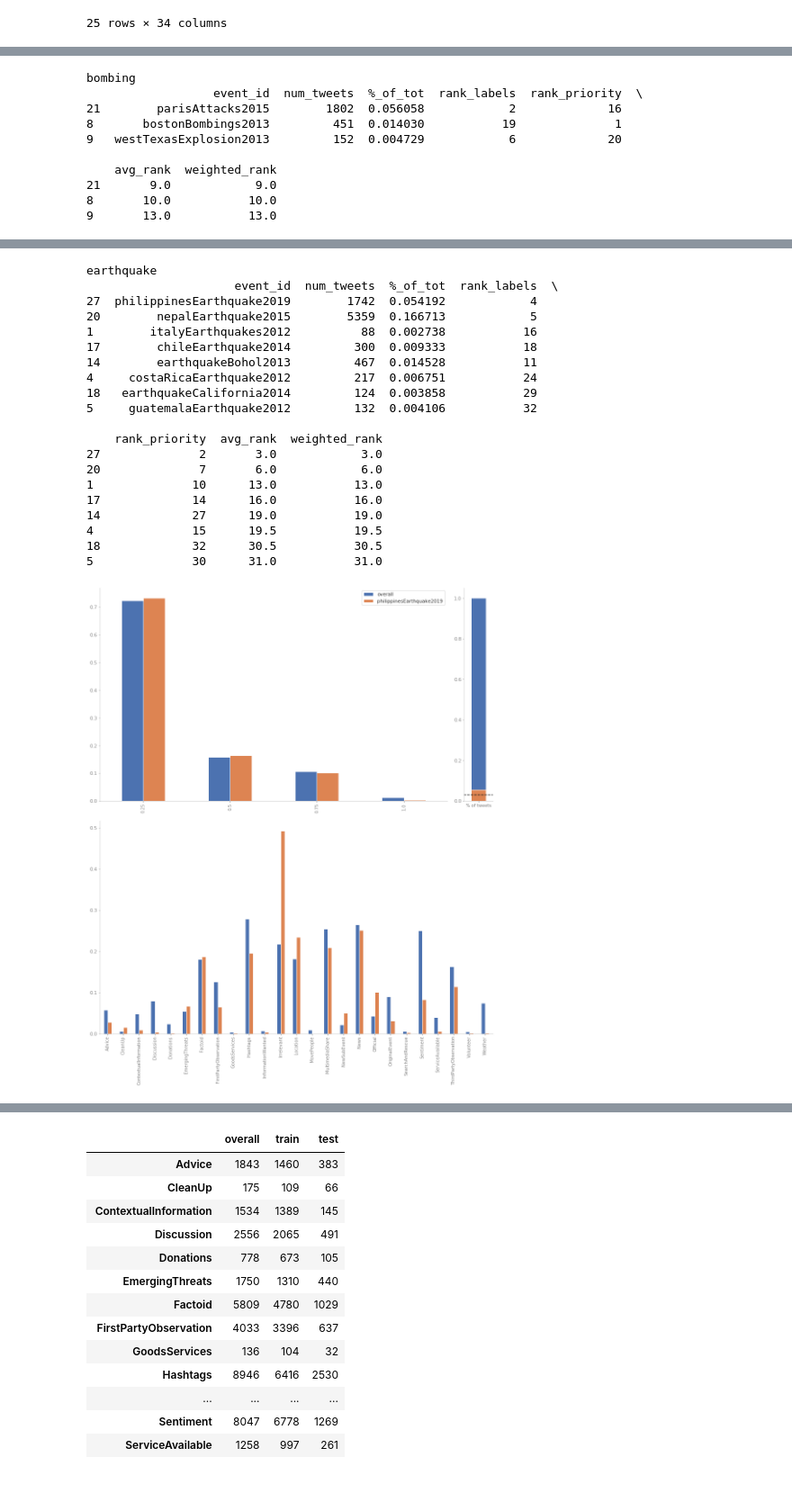
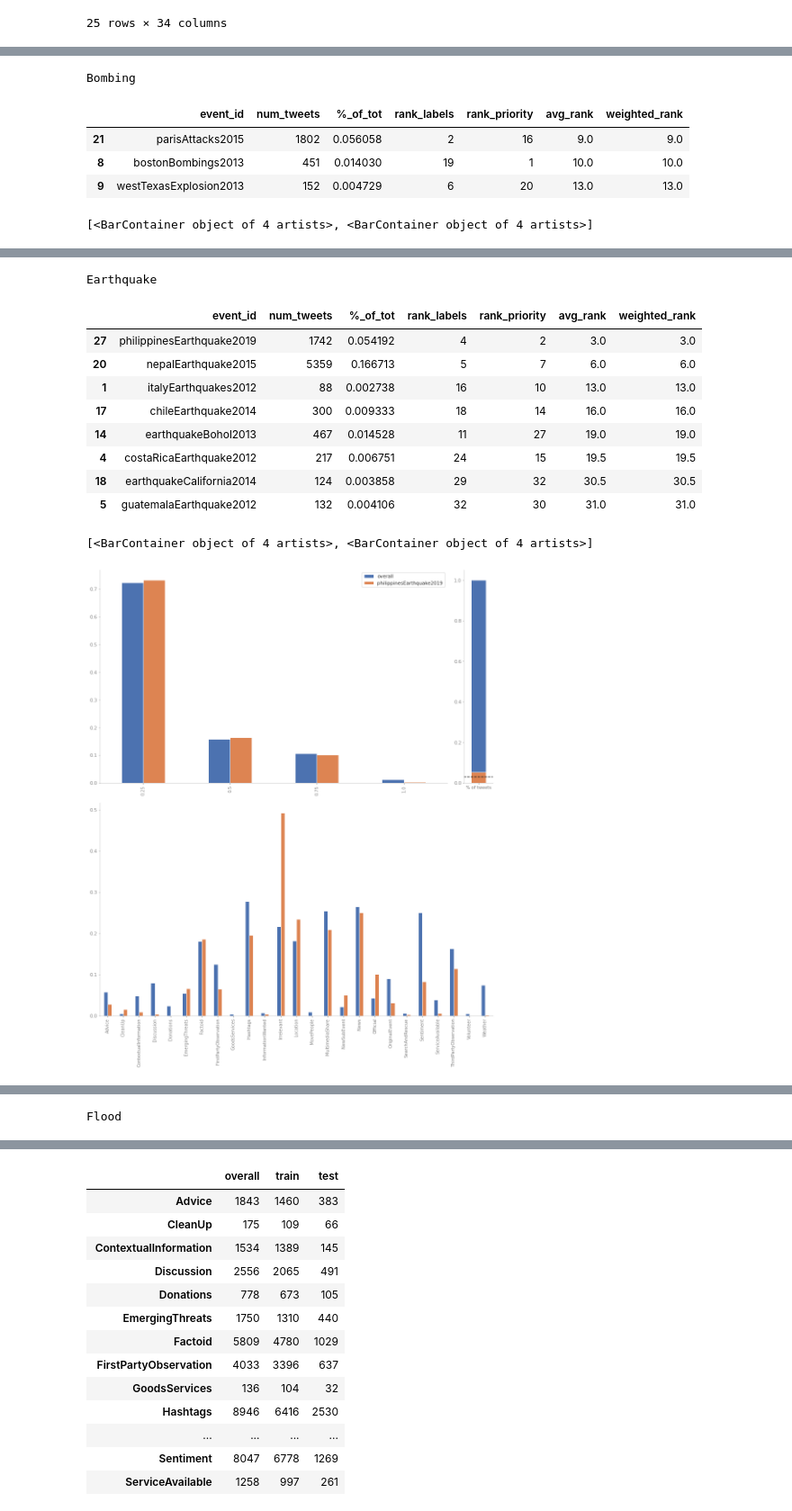
Before and after one commit to LukasRub/data-science-resources, a Jupyter notebook: projects/TREC-IS.2020-A/notebook/eda/Deciding on the validation set.ipynb, the cells around one changed output, grey strips where cells are left out. Shown: that part at 90% size. Saved outputs shown, nothing was run; the diff lists cells and outputs as text; code cells hidden in the pictures; blank space fills up the shorter version.

```diff
--- a/projects/TREC-IS.2020-A/notebook/eda/Deciding on the validation set.ipynb
+++ b/projects/TREC-IS.2020-A/notebook/eda/Deciding on the validation set.ipynb
@@ -168,64 +171,62 @@ ranks.groupby('event_type').agg(aggregates) \
 cols = [cols for cols in ranks.columns if cols not in ['event_type', '%_rest']]
 avg_perc_of_tot = np.mean(ranks['%_of_tot'])
 
 for (event_type, event_df) in iter(ranks.groupby('event_type')):
     _sorted = event_df.sort_values('weighted_rank')
-    print(event_type)
-    print(_sorted[cols])
+    print(event_type.capitalize())
+    display(_sorted[cols])
 
     event_id = _sorted.event_id.iloc[0]
     perc_in_tot = _sorted['%_of_tot'].iloc[0]
 
 
     fig = plt.figure(figsize=(13,16), constrained_layout=True)
     gs = fig.add_gridspec(ncols=2, nrows=2, width_ratios=[12,1])
 
     ax1 = fig.add_subplot(gs[0,0])
     ax2 = fig.add_subplot(gs[0,1])
     ax3 = fig.add_subplot(gs[1,:])
 
+    # Plot the upper-right plot
     priority_porportions[['overall', event_id]].plot(kind='bar', ax=ax1)
 
+    # Plot the upper-right plot
     event_df[event_df.event_id == event_id][['%_of_tot', '%_rest']] \
             .plot(kind='bar', use_index=False, stacked=True, legend=None,
                   color=sns.color_palette()[:2][::-1], ax=ax2)
+
     ax2.set_xticklabels(['% of tweets'], rotation='horizontal')
-    ax2.axhline(avg_perc_of_tot, ls='--', c='k')
+    ax2.axhline(avg_perc_of_tot, ls='--', c='k', label='Avg. proportion of Tweets in a single event')
 
+    # Plot the lower plot
     label_proportions[['overall', event_id]].plot(kind='bar', ax=ax3,
                                                   legend=None)
 
+    # Fix legend
+    ax1_handles, ax1_labels = ax1.get_legend_handles_labels()
+    ax2_handles, ax2_labels = ax2.get_legend_handles_labels()
+
+    print(ax1_handles)
+
+#     plt.legend(('overall', event_id, 'Avg. proportion of Tweets in a single event'))
     plt.show()
 # %% [output]
-bombing
-                  event_id  num_tweets  %_of_tot  rank_labels  rank_priority  \
-21        parisAttacks2015        1802  0.056058            2             16
-8       bostonBombings2013         451  0.014030           19              1
-9   westTexasExplosion2013         152  0.004729            6             20
-
-    avg_rank  weighted_rank
-21       9.0            9.0
-8       10.0           10.0
-9       13.0           13.0
+Bombing
+|  | event_id | num_tweets | %_of_tot | rank_labels | rank_priority | avg_rank | weighted_rank |
+| 21 | parisAttacks2015 | 1802 | 0.056058 | 2 | 16 | 9.0 | 9.0 |
+| 8 | bostonBombings2013 | 451 | 0.014030 | 19 | 1 | 10.0 | 10.0 |
+| 9 | westTexasExplosion2013 | 152 | 0.004729 | 6 | 20 | 13.0 | 13.0 |
+[<BarContainer object of 4 artists>, <BarContainer object of 4 artists>]
 [figure]
-earthquake
-                     event_id  num_tweets  %_of_tot  rank_labels  \
-27  philippinesEarthquake2019        1742  0.054192            4
-20        nepalEarthquake2015        5359  0.166713            5
-1        italyEarthquakes2012          88  0.002738           16
-17        chileEarthquake2014         300  0.009333           18
-14        earthquakeBohol2013         467  0.014528           11
-4     costaRicaEarthquake2012         217  0.006751           24
-18   earthquakeCalifornia2014         124  0.003858           29
-5     guatemalaEarthquake2012         132  0.004106           32
-
-    rank_priority  avg_rank  weighted_rank
-27              2       3.0            3.0
-20              7       6.0            6.0
-1              10      13.0           13.0
-17             14      16.0           16.0
-14             27      19.0           19.0
-4              15      19.5           19.5
-18             32      30.5           30.5
-5              30      31.0           31.0
+Earthquake
+|  | event_id | num_tweets | %_of_tot | rank_labels | rank_priority | avg_rank | weighted_rank |
+| 27 | philippinesEarthquake2019 | 1742 | 0.054192 | 4 | 2 | 3.0 | 3.0 |
+| 20 | nepalEarthquake2015 | 5359 | 0.166713 | 5 | 7 | 6.0 | 6.0 |
+| 1 | italyEarthquakes2012 | 88 | 0.002738 | 16 | 10 | 13.0 | 13.0 |
+| 17 | chileEarthquake2014 | 300 | 0.009333 | 18 | 14 | 16.0 | 16.0 |
+| 14 | earthquakeBohol2013 | 467 | 0.014528 | 11 | 27 | 19.0 | 19.0 |
+| 4 | costaRicaEarthquake2012 | 217 | 0.006751 | 24 | 15 | 19.5 | 19.5 |
+| 18 | earthquakeCalifornia2014 | 124 | 0.003858 | 29 | 32 | 30.5 | 30.5 |
+| 5 | guatemalaEarthquake2012 | 132 | 0.004106 | 32 | 30 | 31.0 | 31.0 |
+[<BarContainer object of 4 artists>, <BarContainer object of 4 artists>]
 [figure]
@@ -249,0 +233 @@ flood
+Flood
```
Also changed, not shown: parts of 9 cells of this notebook, 20 other files.
